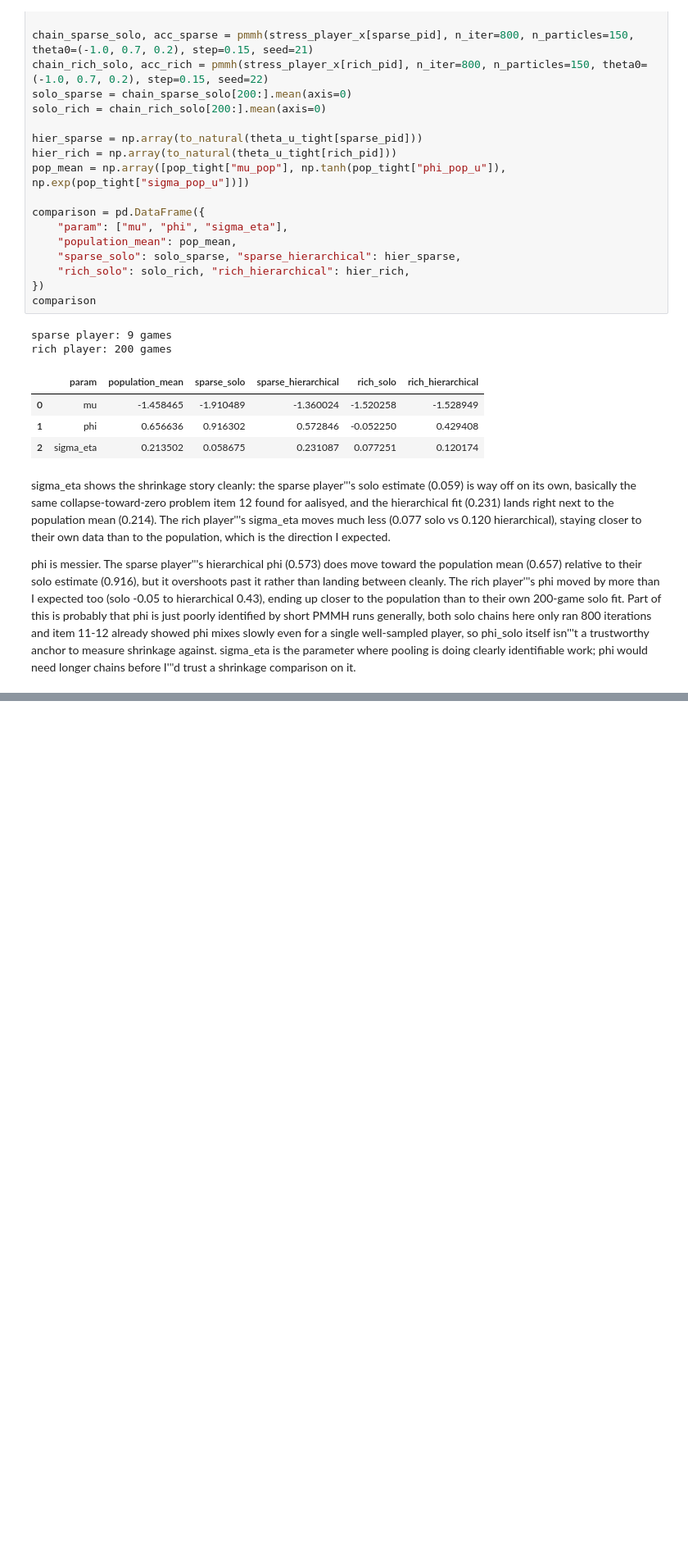
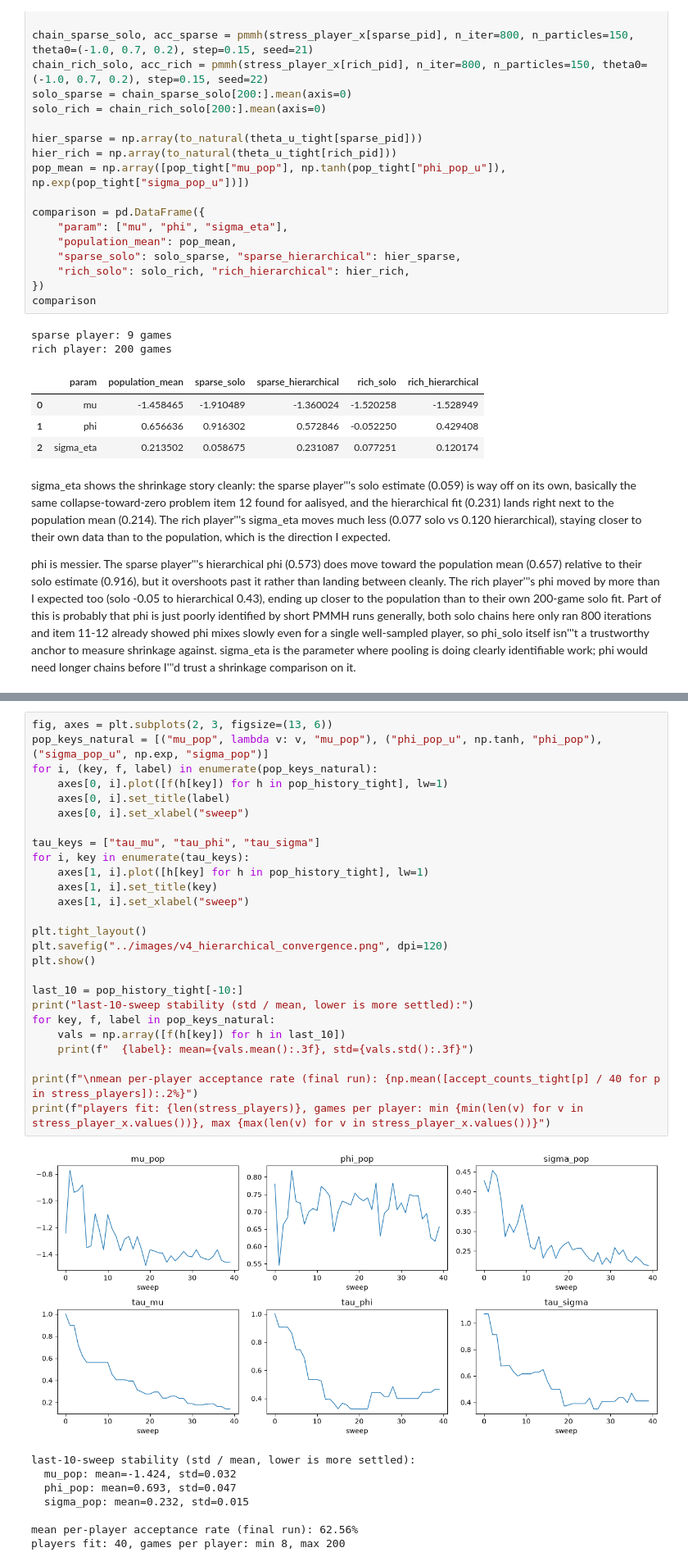
Before and after one commit to arjunsk9876/elo-sense, a Jupyter notebook: notebooks/elosense_v4.ipynb, the cells around one changed output, grey strips where cells are left out. Shown at 82% size. Cells and saved outputs as stored; diff of their text form; blank space fills up the shorter version.

Commit message:
Finalize hierarchical PMMH with convergence checks passing (W3)

```diff
--- a/notebooks/elosense_v4.ipynb
+++ b/notebooks/elosense_v4.ipynb
@@ -706,0 +711,35 @@ phi is messier. The sparse player'''s hierarchical phi (0.573) does move toward
+# %%
+fig, axes = plt.subplots(2, 3, figsize=(13, 6))
+pop_keys_natural = [("mu_pop", lambda v: v, "mu_pop"), ("phi_pop_u", np.tanh, "phi_pop"), ("sigma_pop_u", np.exp, "sigma_pop")]
+for i, (key, f, label) in enumerate(pop_keys_natural):
+    axes[0, i].plot([f(h[key]) for h in pop_history_tight], lw=1)
+    axes[0, i].set_title(label)
+    axes[0, i].set_xlabel("sweep")
+
+tau_keys = ["tau_mu", "tau_phi", "tau_sigma"]
+for i, key in enumerate(tau_keys):
+    axes[1, i].plot([h[key] for h in pop_history_tight], lw=1)
+    axes[1, i].set_title(key)
+    axes[1, i].set_xlabel("sweep")
+
+plt.tight_layout()
+plt.savefig("../images/v4_hierarchical_convergence.png", dpi=120)
+plt.show()
+
+last_10 = pop_history_tight[-10:]
+print("last-10-sweep stability (std / mean, lower is more settled):")
+for key, f, label in pop_keys_natural:
+    vals = np.array([f(h[key]) for h in last_10])
+    print(f"  {label}: mean={vals.mean():.3f}, std={vals.std():.3f}")
+
+print(f"\nmean per-player acceptance rate (final run): {np.mean([accept_counts_tight[p] / 40 for p in stress_players]):.2%}")
+print(f"players fit: {len(stress_players)}, games per player: min {min(len(v) for v in stress_player_x.values())}, max {max(len(v) for v in stress_player_x.values())}")
+# %% [output]
+[figure, added]
+last-10-sweep stability (std / mean, lower is more settled):
+  mu_pop: mean=-1.424, std=0.032
+  phi_pop: mean=0.693, std=0.047
+  sigma_pop: mean=0.232, std=0.015
+
+mean per-player acceptance rate (final run): 62.56%
+players fit: 40, games per player: min 8, max 200
```
Also changed, not shown: parts of 2 cells of this notebook, 1 other file.
